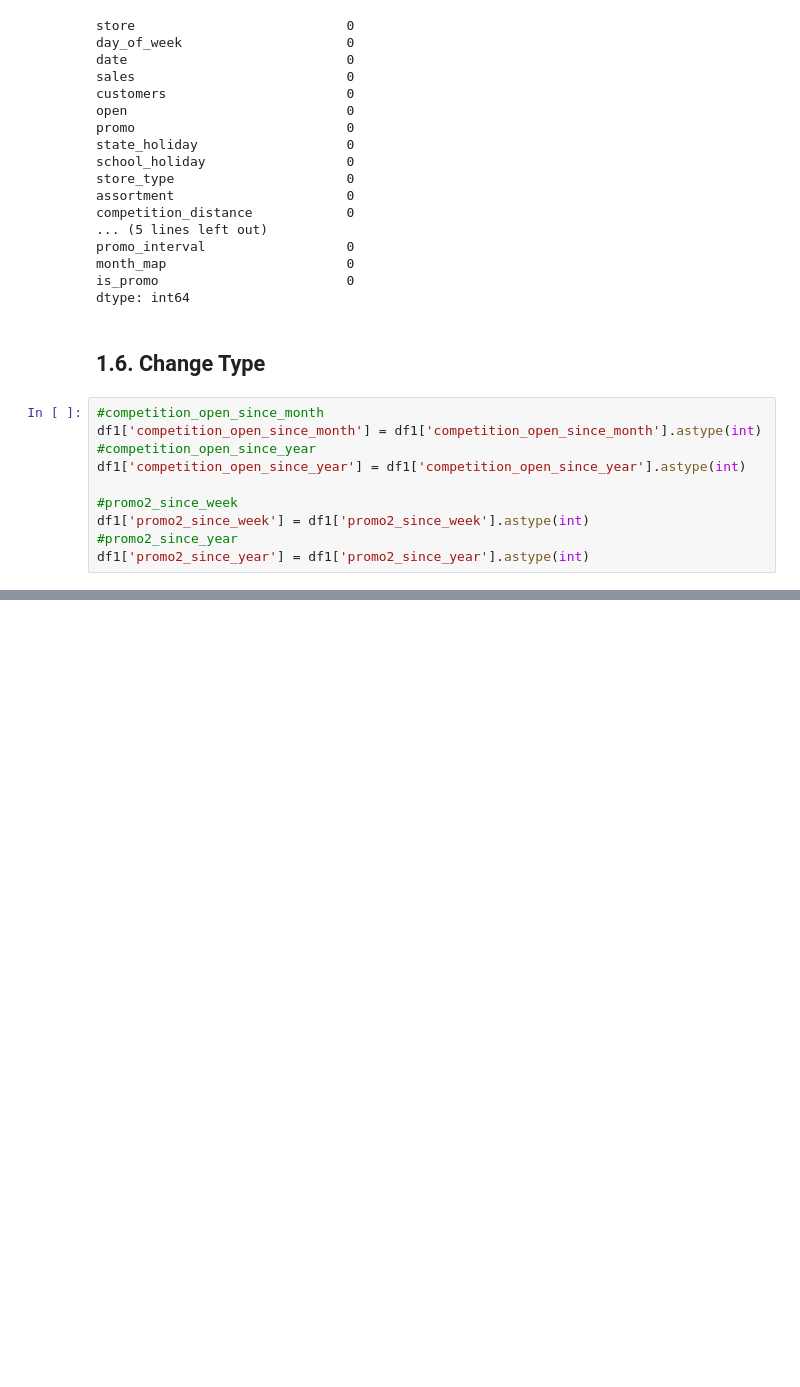
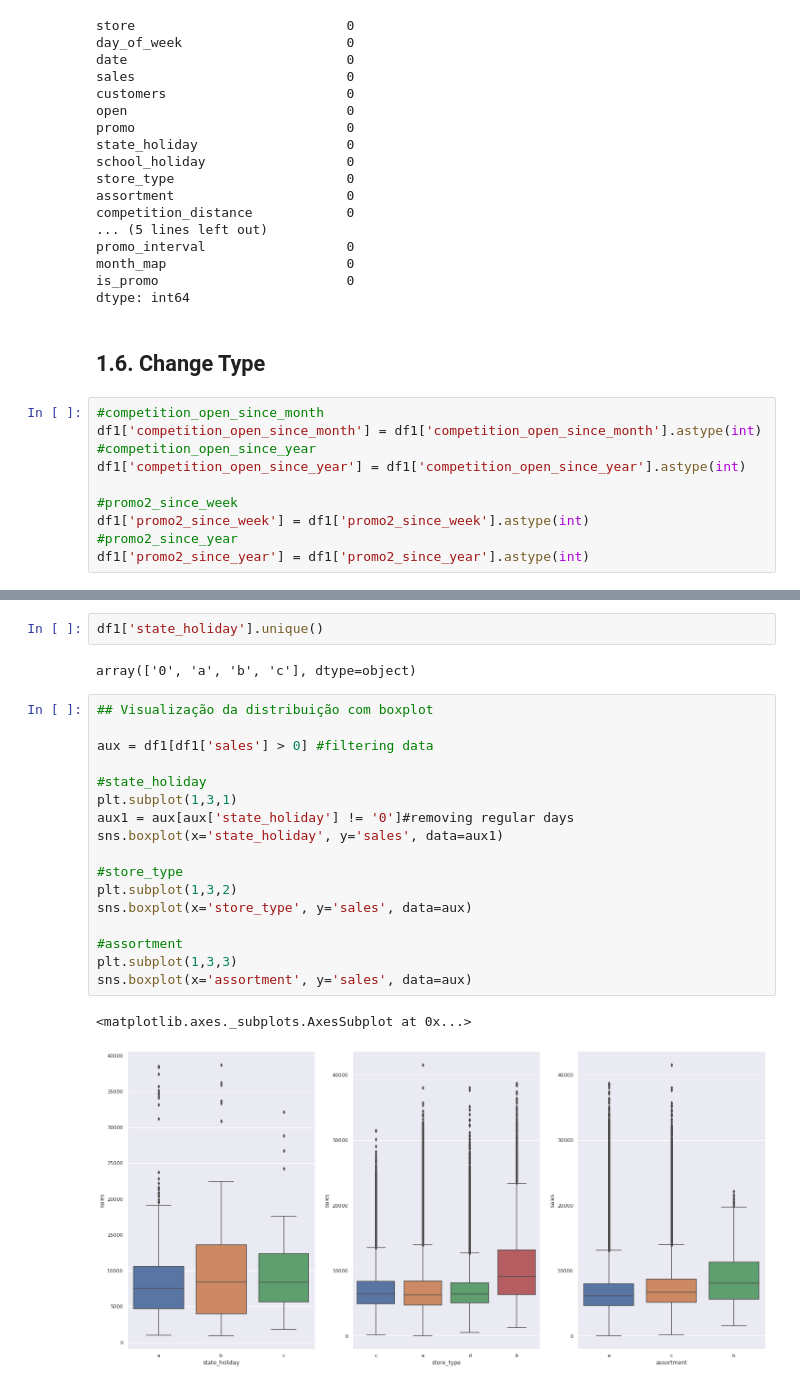
Before and after one commit to flpj08/rossmann-predict, a Jupyter notebook: notebooks/rossmann_nb.ipynb, the cells around one changed output, grey strips where cells are left out. Cells and saved outputs as stored; diff of their text form; blank space fills up the shorter version.

Commit message:
Data Description: - Descriptive statistics done

```diff
--- a/notebooks/rossmann_nb.ipynb
+++ b/notebooks/rossmann_nb.ipynb
@@ -174,0 +246,24 @@ df1['promo2_since_year'] = df1['promo2_since_year'].astype(int)
+# %%
+df1['state_holiday'].unique()
+# %% [output]
+array(['0', 'a', 'b', 'c'], dtype=object)
+# %%
+## Visualização da distribuição com boxplot
+
+aux = df1[df1['sales'] > 0] #filtering data
+
+#state_holiday
+plt.subplot(1,3,1)
+aux1 = aux[aux['state_holiday'] != '0']#removing regular days
+sns.boxplot(x='state_holiday', y='sales', data=aux1)
+
+#store_type
+plt.subplot(1,3,2)
+sns.boxplot(x='store_type', y='sales', data=aux)
+
+#assortment
+plt.subplot(1,3,3)
+sns.boxplot(x='assortment', y='sales', data=aux)
+# %% [output]
+<matplotlib.axes._subplots.AxesSubplot at 0x...>
+[figure, added]
```
Also changed, not shown: parts of 8 cells of this notebook.
